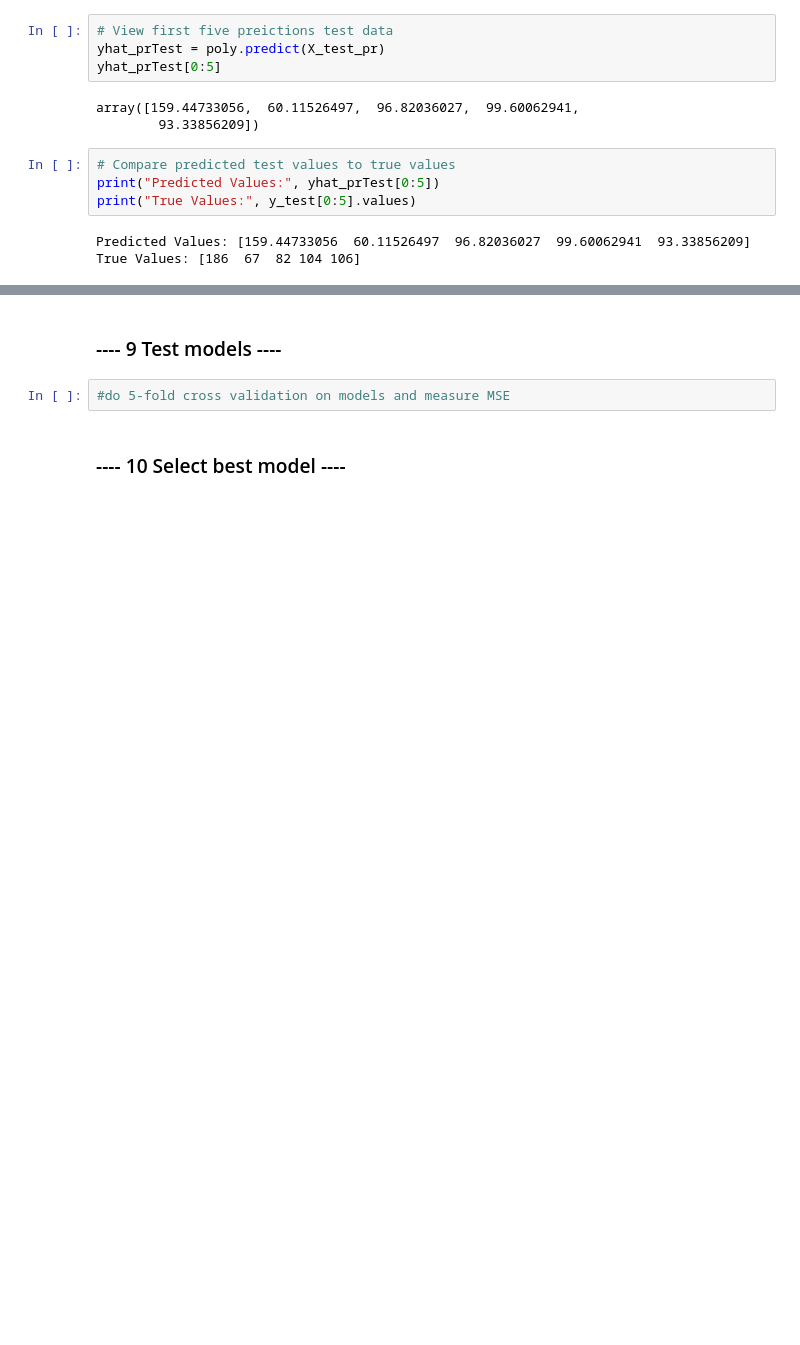
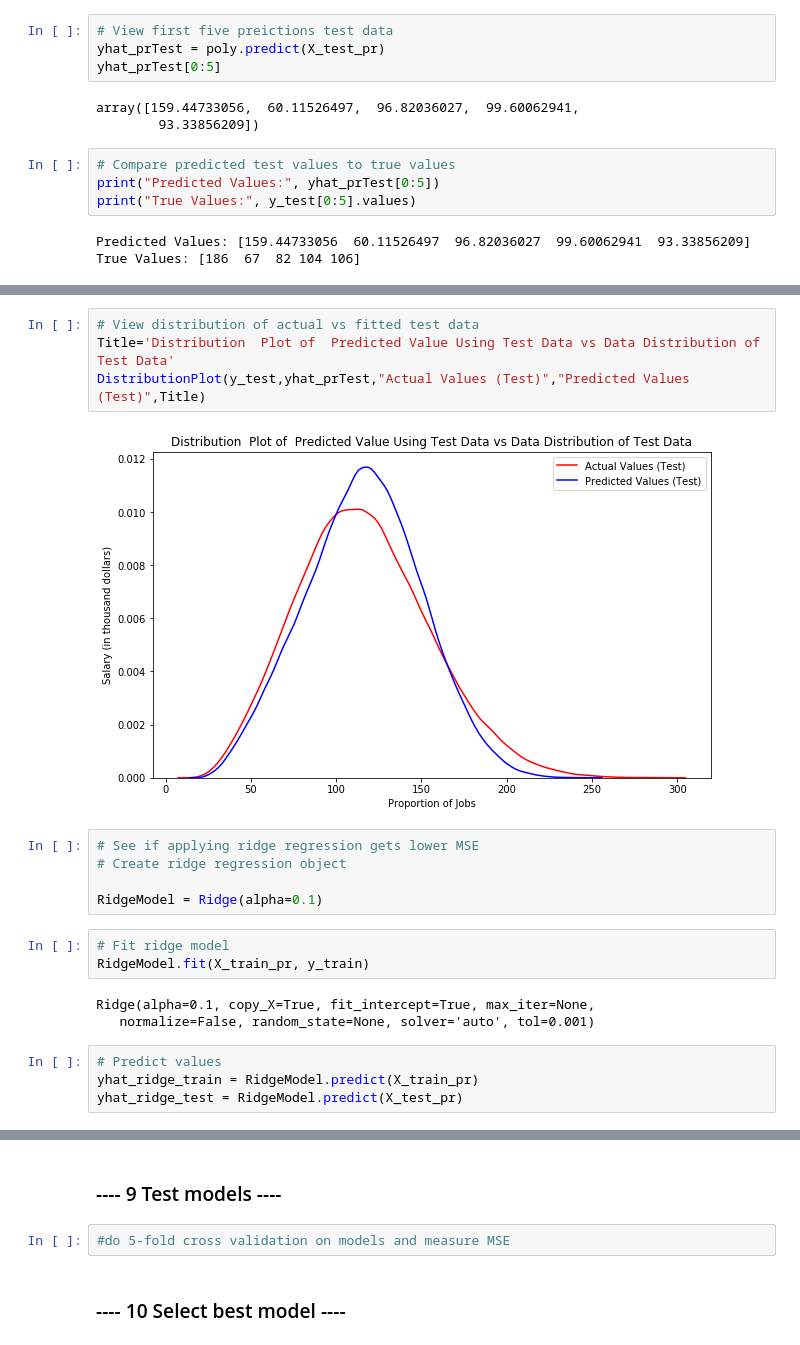
Before and after one commit to deejayrusso/Salary-Prediction-Portfolio, a Jupyter notebook: Salary Prediction Notebook.ipynb, the cells around one changed output, grey strips where cells are left out. Saved outputs shown, nothing was run; the diff lists cells and outputs as text; blank space fills up the shorter version.

Commit message:
Applied ridge regression with no improvement over polynomial transformation

```diff
--- a/Salary Prediction Notebook.ipynb
+++ b/Salary Prediction Notebook.ipynb
@@ -663,0 +676,21 @@ R-squared of test data: 0.7645110452346376
+# %%
+# View distribution of actual vs fitted test data
+Title='Distribution  Plot of  Predicted Value Using Test Data vs Data Distribution of Test Data'
+DistributionPlot(y_test,yhat_prTest,"Actual Values (Test)","Predicted Values (Test)",Title)
+# %% [output]
+[figure, added]
+# %%
+# See if applying ridge regression gets lower MSE
+# Create ridge regression object
+
+RidgeModel = Ridge(alpha=0.1)
+# %%
+# Fit ridge model
+RidgeModel.fit(X_train_pr, y_train)
+# %% [output]
+Ridge(alpha=0.1, copy_X=True, fit_intercept=True, max_iter=None,
+   normalize=False, random_state=None, solver='auto', tol=0.001)
+# %%
+# Predict values
+yhat_ridge_train = RidgeModel.predict(X_train_pr)
+yhat_ridge_test = RidgeModel.predict(X_test_pr)
```
Also changed, not shown: parts of 10 cells of this notebook.
